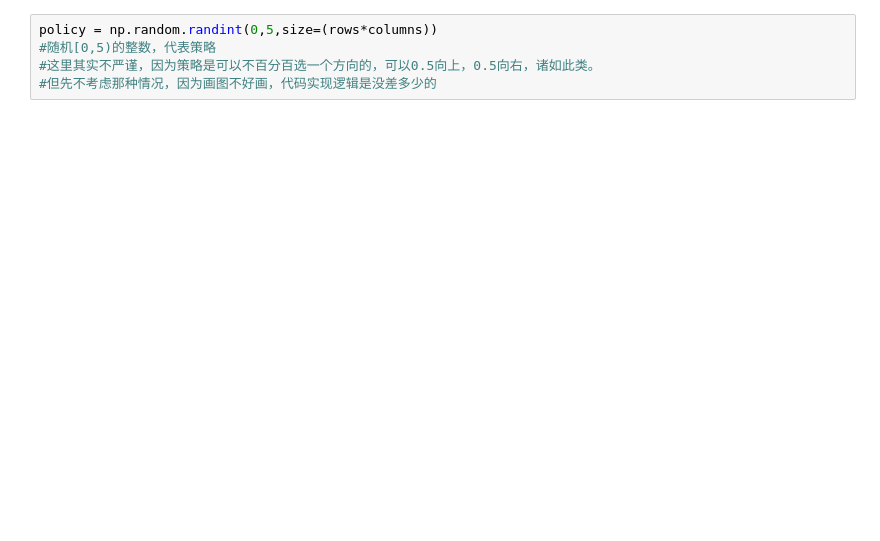
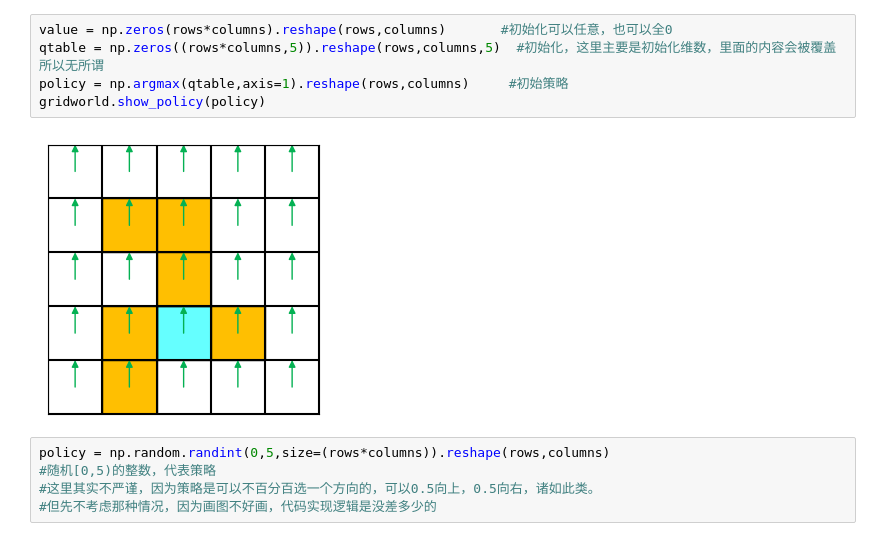
Before and after one commit to ziwenhahaha/Code-of-RL-Beginning, a Jupyter notebook: codes/4.2.policy iteration.ipynb, the cells around one changed output. Drawn from its saved outputs; the diff is of its cells as text; blank space fills up the shorter version.

```diff
--- a/codes/4.2.policy iteration.ipynb
+++ b/codes/4.2.policy iteration.ipynb
@@ -31,5 +16,12 @@ gridworld.showPolicy(policy)
+# %%
+value = np.zeros(rows*columns).reshape(rows,columns)       #初始化可以任意，也可以全0
+qtable = np.zeros((rows*columns,5)).reshape(rows,columns,5)  #初始化，这里主要是初始化维数，里面的内容会被覆盖所以无所谓
+policy = np.argmax(qtable,axis=1).reshape(rows,columns)     #初始策略
+gridworld.show_policy(policy)
+# %% [output]
+[figure, added]
 # %%
-policy = np.random.randint(0,5,size=(rows*columns))
+policy = np.random.randint(0,5,size=(rows*columns)).reshape(rows,columns)
 #随机[0,5)的整数，代表策略
 #这里其实不严谨，因为策略是可以不百分百选一个方向的，可以0.5向上，0.5向右，诸如此类。
 #但先不考虑那种情况，因为画图不好画，代码实现逻辑是没差多少的
```
Also changed, not shown: parts of 7 cells of this notebook, 2 other files.
